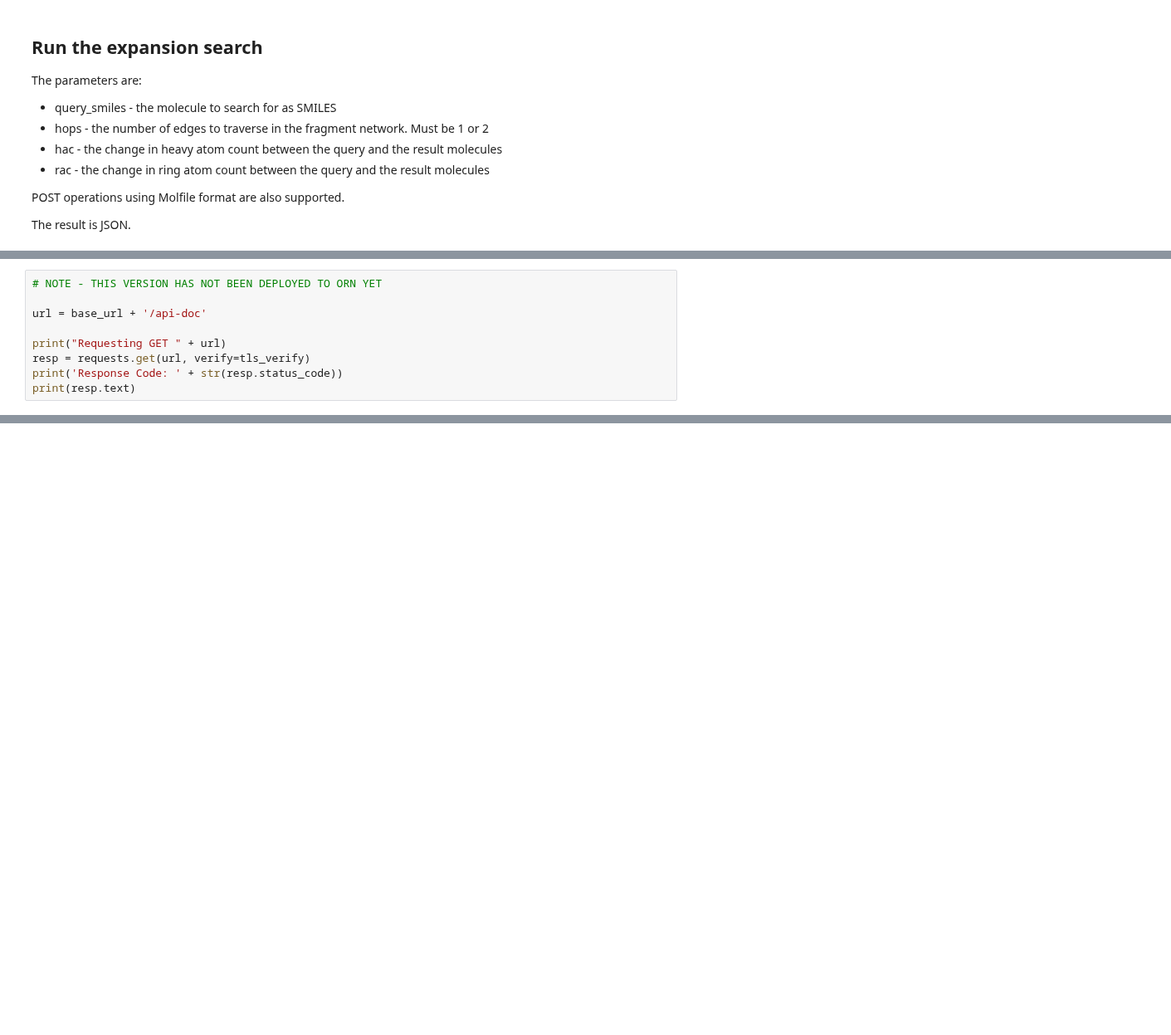
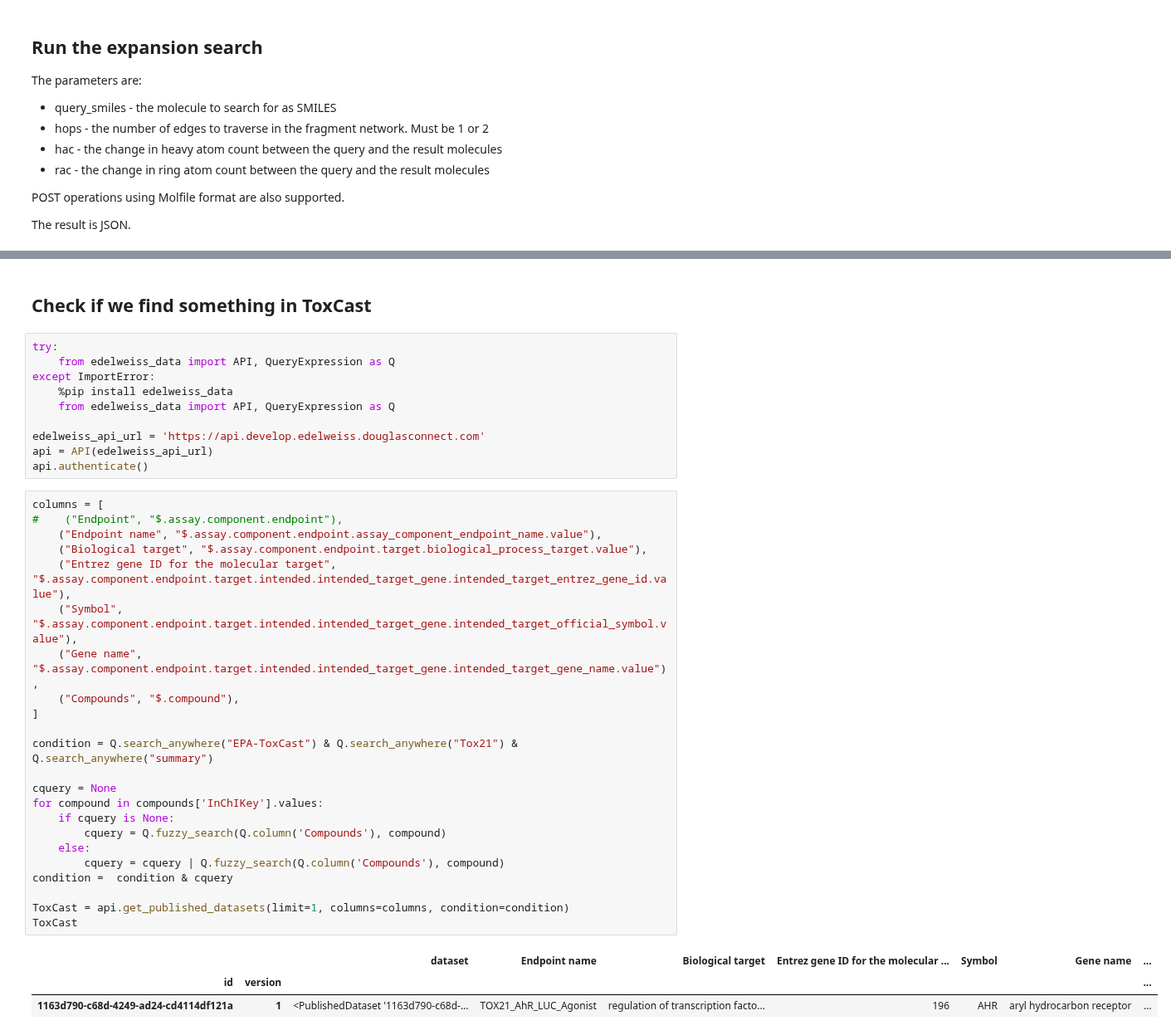
Before and after one commit to OpenRiskNet/notebooks, a Jupyter notebook: DataCure/Fragnet/fragnet-search.ipynb, the cells around one changed output, grey strips where cells are left out. Shown at 83% size. Saved outputs shown, nothing was run; the diff lists cells and outputs as text; blank space fills up the shorter version.

Commit message:
Fragnet + ToxCast

```diff
--- a/DataCure/Fragnet/fragnet-search.ipynb
+++ b/DataCure/Fragnet/fragnet-search.ipynb
@@ -164,9 +121,0 @@ We hope to add OpenRiskNet semantic annotations to this as well.
-# %%
-# NOTE - THIS VERSION HAS NOT BEEN DEPLOYED TO ORN YET
-
-url = base_url + '/api-doc'
-
-print("Requesting GET " + url)
-resp = requests.get(url, verify=tls_verify)
-print('Response Code: ' + str(resp.status_code))
-print(resp.text)
@@ -172,0 +153,39 @@ print(resp.text)
+# %% [markdown]
+## Check if we find something in ToxCast
+# %%
+try:
+    from edelweiss_data import API, QueryExpression as Q
+except ImportError:
+    %pip install edelweiss_data
+    from edelweiss_data import API, QueryExpression as Q
+
+edelweiss_api_url = 'https://api.develop.edelweiss.douglasconnect.com'
+api = API(edelweiss_api_url)
+api.authenticate()
+# %%
+columns = [
+#    ("Endpoint", "$.assay.component.endpoint"),
+    ("Endpoint name", "$.assay.component.endpoint.assay_component_endpoint_name.value"),
+    ("Biological target", "$.assay.component.endpoint.target.biological_process_target.value"),
+    ("Entrez gene ID for the molecular target", "$.assay.component.endpoint.target.intended.intended_target_gene.intended_target_entrez_gene_id.value"),
+    ("Symbol", "$.assay.component.endpoint.target.intended.intended_target_gene.intended_target_official_symbol.value"),
+    ("Gene name", "$.assay.component.endpoint.target.intended.intended_target_gene.intended_target_gene_name.value"),
+    ("Compounds", "$.compound"),
+]
+
+condition = Q.search_anywhere("EPA-ToxCast") & Q.search_anywhere("Tox21") & Q.search_anywhere("summary")
+
+cquery = None
+for compound in compounds['InChIKey'].values:
+    if cquery is None:
+        cquery = Q.fuzzy_search(Q.column('Compounds'), compound)
+    else:
+        cquery = cquery | Q.fuzzy_search(Q.column('Compounds'), compound)
+condition =  condition & cquery
+
+ToxCast = api.get_published_datasets(limit=1, columns=columns, condition=condition)
+ToxCast
+# %% [output]
+|  |  | dataset | Endpoint name | Biological target | Entrez gene ID for the molecular ... | Symbol | Gene name | ... |
+| id | version |  |  |  |  |  |  | ... |
+| 1163d790-c68d-4249-ad24-cd4114df121a | 1 | <PublishedDataset '1163d790-c68d-... | TOX21_AhR_LUC_Agonist | regulation of transcription facto... | 196 | AHR | aryl hydrocarbon receptor | ... |
```
Also changed, not shown: parts of 12 cells of this notebook, 1 other file.
